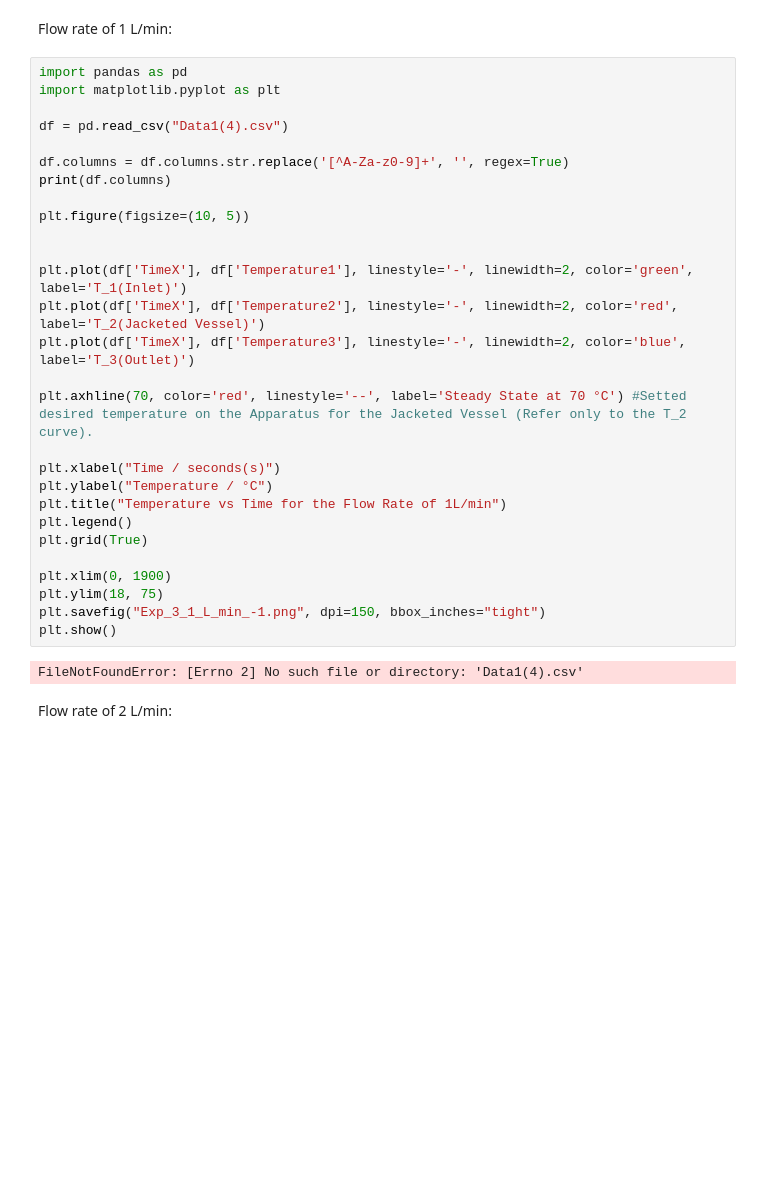
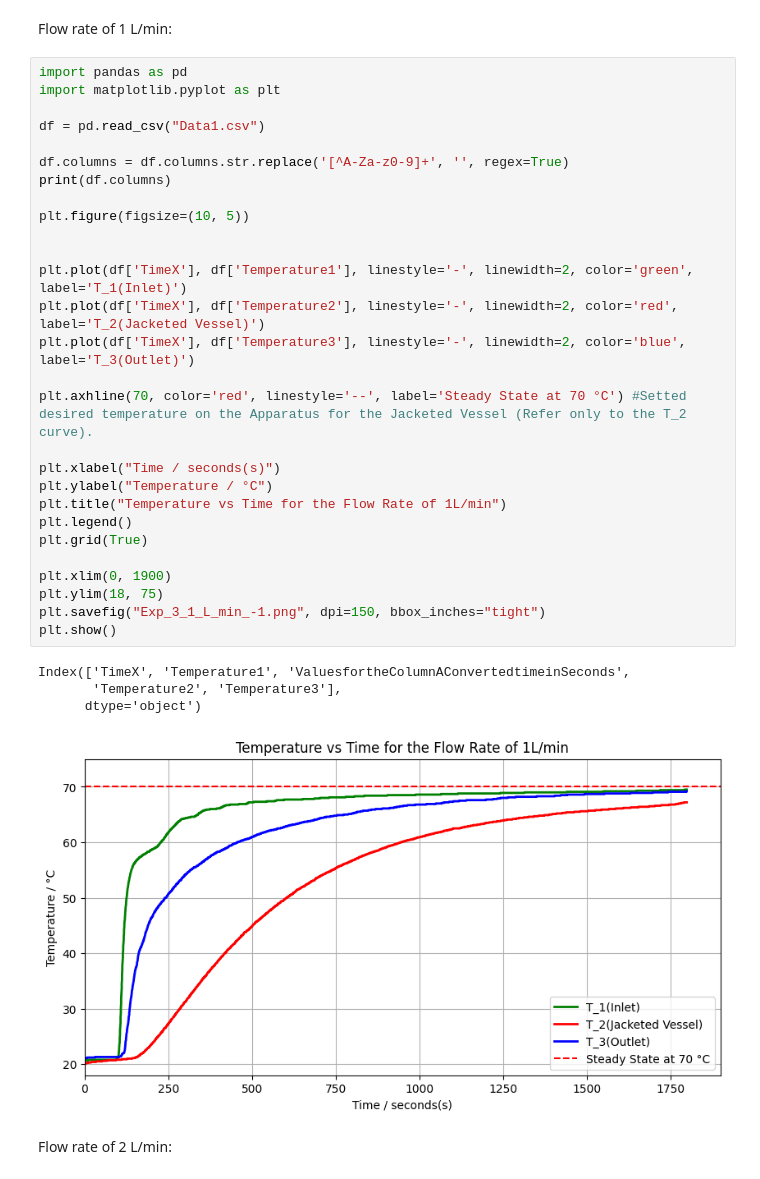
Before and after one commit to Ivan-Benchak/Python-Portfolio, a Jupyter notebook: Exp_3.ipynb, the cells around one changed output. Cells and saved outputs as stored; diff of their text form; blank space fills up the shorter version.

```diff
--- a/Exp_3.ipynb
+++ b/Exp_3.ipynb
@@ -7,33 +7,36 @@ Flow rate of 1 L/min:
 # %%
 import pandas as pd
 import matplotlib.pyplot as plt
 
-df = pd.read_csv("Data1(4).csv")
+df = pd.read_csv("Data1.csv")
 
 df.columns = df.columns.str.replace('[^A-Za-z0-9]+', '', regex=True)
 print(df.columns)
 
 plt.figure(figsize=(10, 5))
 
 
 plt.plot(df['TimeX'], df['Temperature1'], linestyle='-', linewidth=2, color='green', label='T_1(Inlet)')
 plt.plot(df['TimeX'], df['Temperature2'], linestyle='-', linewidth=2, color='red',   label='T_2(Jacketed Vessel)')
 plt.plot(df['TimeX'], df['Temperature3'], linestyle='-', linewidth=2, color='blue',  label='T_3(Outlet)')
 
 plt.axhline(70, color='red', linestyle='--', label='Steady State at 70 °C') #Setted desired temperature on the Apparatus for the Jacketed Vessel (Refer only to the T_2 curve).
 
 plt.xlabel("Time / seconds(s)")
 plt.ylabel("Temperature / °C")
 plt.title("Temperature vs Time for the Flow Rate of 1L/min")
 plt.legend()
 plt.grid(True)
 
 plt.xlim(0, 1900)
 plt.ylim(18, 75)
 plt.savefig("Exp_3_1_L_min_-1.png", dpi=150, bbox_inches="tight")
 plt.show()
 # %% [output]
-FileNotFoundError: [Errno 2] No such file or directory: 'Data1(4).csv'
+Index(['TimeX', 'Temperature1', 'ValuesfortheColumnAConvertedtimeinSeconds',
+       'Temperature2', 'Temperature3'],
+      dtype='object')
+[figure, added]
 # %% [markdown]
 Flow rate of 2 L/min:
 # %%
```
Also changed, not shown: parts of 1 cell of this notebook.
